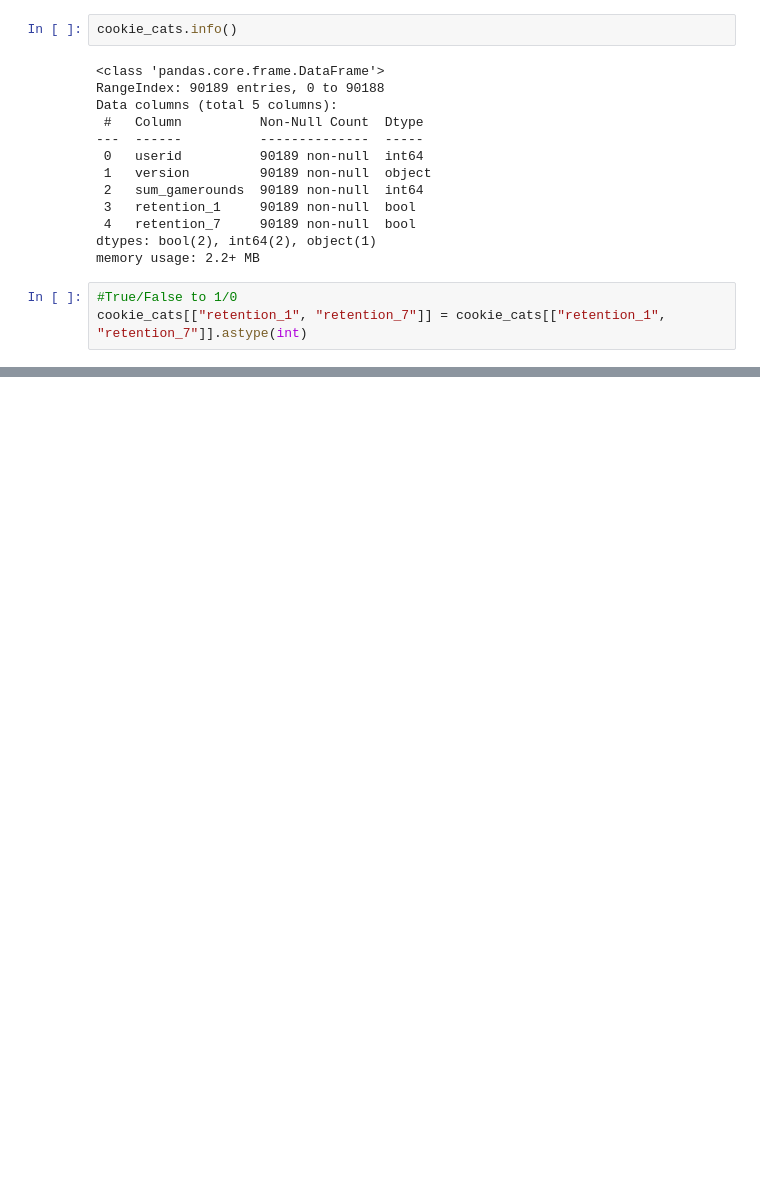
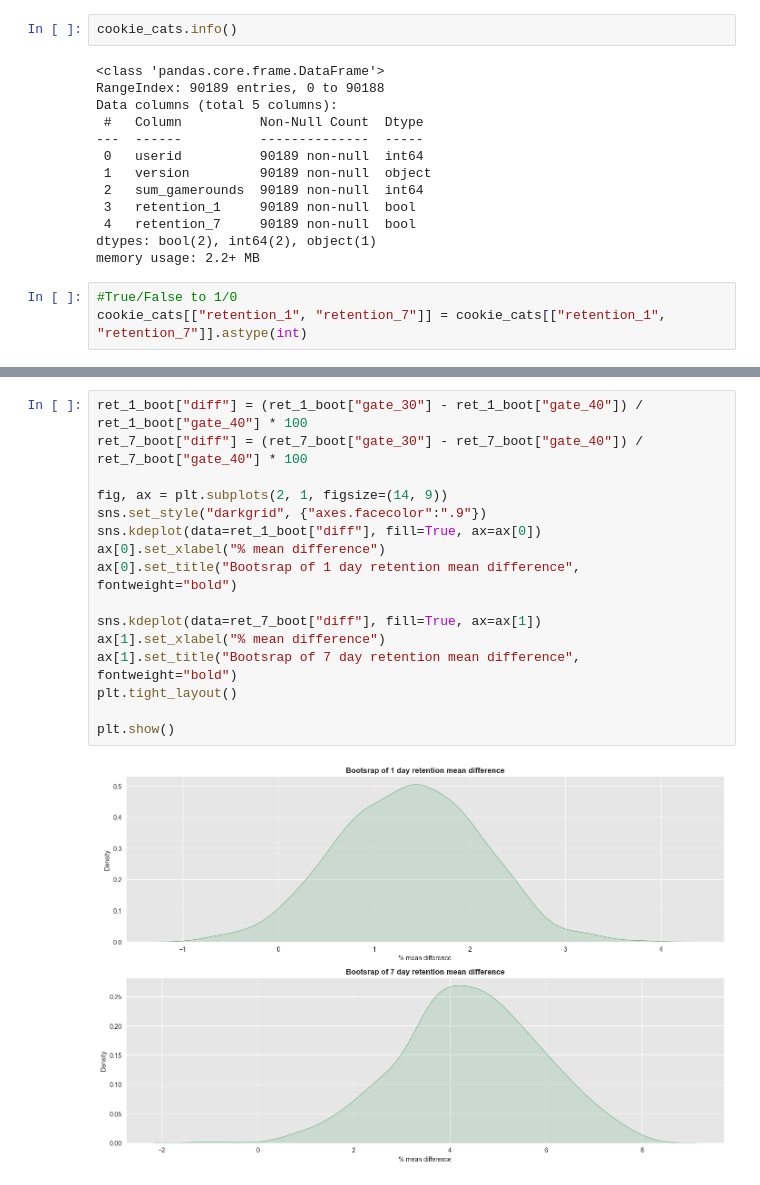
Before and after one commit to ShariYo/Modul2_Sprint2, a Jupyter notebook: project/cookiecats.ipynb, the cells around one changed output, grey strips where cells are left out. Cells and saved outputs as stored; diff of their text form; blank space fills up the shorter version.

```diff
--- a/project/cookiecats.ipynb
+++ b/project/cookiecats.ipynb
@@ -74,0 +152,18 @@ array(['gate_30', 'gate_40'], dtype=object)
+# %%
+ret_1_boot["diff"] = (ret_1_boot["gate_30"] - ret_1_boot["gate_40"]) / ret_1_boot["gate_40"] * 100
+ret_7_boot["diff"] = (ret_7_boot["gate_30"] - ret_7_boot["gate_40"]) / ret_7_boot["gate_40"] * 100
+
+fig, ax = plt.subplots(2, 1, figsize=(14, 9))
+sns.set_style("darkgrid", {"axes.facecolor":".9"})
+sns.kdeplot(data=ret_1_boot["diff"], fill=True, ax=ax[0])
+ax[0].set_xlabel("% mean difference")
+ax[0].set_title("Bootsrap of 1 day retention mean difference", fontweight="bold")
+
+sns.kdeplot(data=ret_7_boot["diff"], fill=True, ax=ax[1])
+ax[1].set_xlabel("% mean difference")
+ax[1].set_title("Bootsrap of 7 day retention mean difference", fontweight="bold")
+plt.tight_layout()
+
+plt.show()
+# %% [output]
+[figure, added]
```
Also changed, not shown: parts of 11 cells of this notebook.
